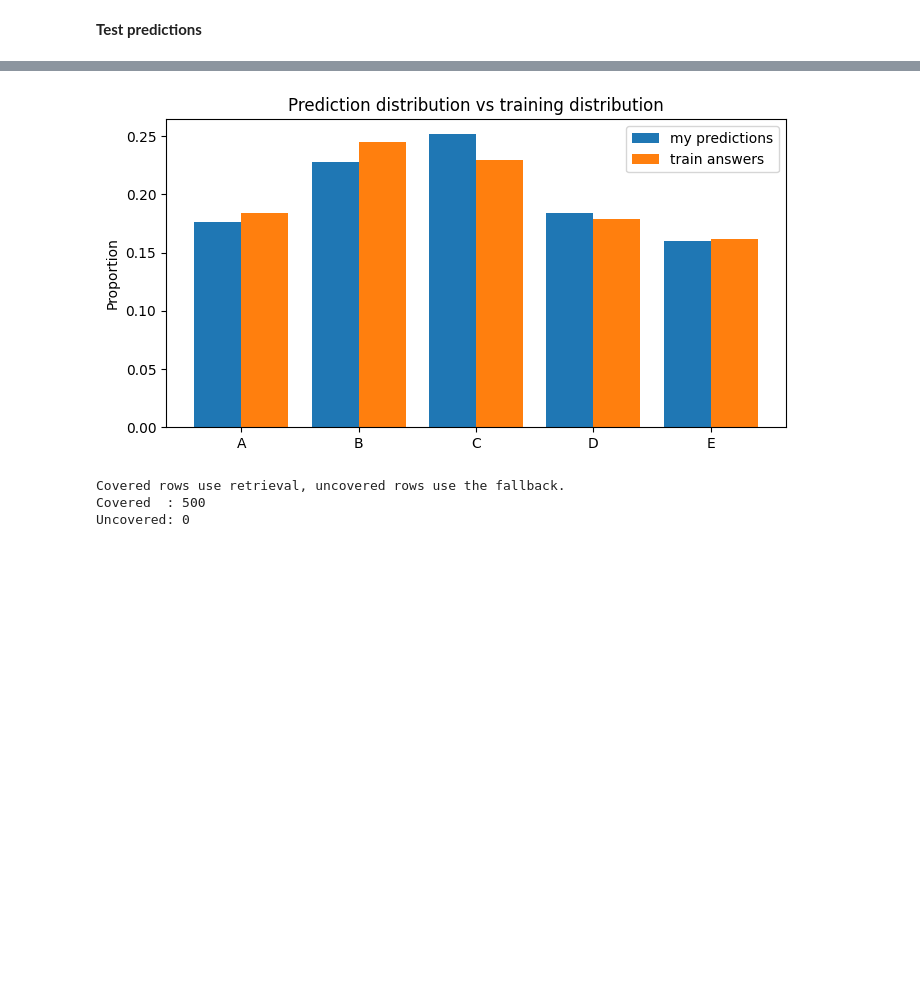
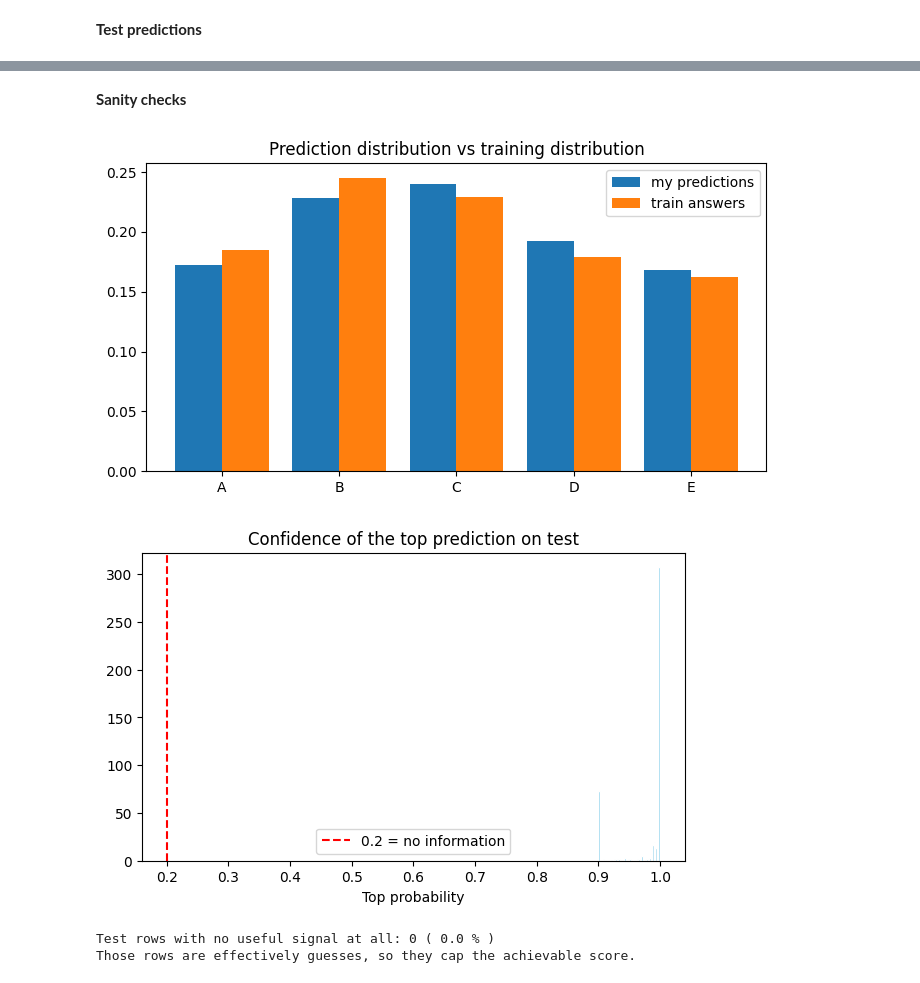
Before and after one commit to 22f1000828/DL-22f1000828-notebook-t22026, a Jupyter notebook: kaggle_notebook.ipynb, the cells around one changed output, grey strips where cells are left out. Saved outputs shown, nothing was run; the diff lists cells and outputs as text; code cells hidden in the pictures; blank space fills up the shorter version.

```diff
--- a/kaggle_notebook.ipynb
+++ b/kaggle_notebook.ipynb
@@ -681,23 +579,5 @@ CV coverage was              : 99.9 %
 # %%
-# fallback predictions for the test set
-if USE_NN_FALLBACK:
-    fallback_test = nn_test
-else:
-    w_mean = np.mean(fb_models, axis=0)
-    logits = F_te @ w_mean
-    logits = logits - logits.max(axis=1, keepdims=True)
-    p = np.exp(logits)
-    fallback_test = p / p.sum(axis=1, keepdims=True)
-
-if winner == 'hard':
-    final_probs = test_retr.copy()
-    final_probs[~test_cov] = fallback_test[~test_cov]
-elif winner == 'soft':
-    final_probs = best_a * test_retr + (1 - best_a) * fallback_test
-else:
-    final_probs = fallback_test.copy()
-    final_probs[test_cov] = (best_a_combo * test_retr[test_cov]
-                             + (1 - best_a_combo) * fallback_test[test_cov])
+final_probs = W_BI * test_bi + W_CE * test_ce + W_TFIDF * test_tfidf
 
 top3 = np.argsort(-final_probs, axis=1)[:, :3]
 predictions = [" ".join(LABELS[i] for i in row) for row in top3]
@@ -705,12 +585,10 @@ predictions = [" ".join(LABELS[i] for i in row) for row in top3]
 id_col = sample.columns[0]
 pred_col = sample.columns[1]
 submission = pd.DataFrame({id_col: test['id'].values, pred_col: predictions})
+submission.to_csv("submission.csv", index=False)
 
-submission.to_csv("submission.csv", index=False)
 print("submission.csv created, rows:", len(submission))
 print(submission.head())
-
-wandb.finish()
 # %% [output]
 submission.csv created, rows: 500
    ID Prediction
@@ -743,22 +600,34 @@ Find logs at: ./wandb/run-20260723_062735-gov6ctwm/logs
+# %% [markdown]
+**Sanity checks**
 # %%
 r1 = pd.Series([p.split()[0] for p in predictions]).value_counts().reindex(LABELS, fill_value=0)
 tr_dist = train['answer'].value_counts().reindex(LABELS, fill_value=0)
 
 x = np.arange(5)
 plt.figure(figsize=(8, 4))
 plt.bar(x - 0.2, r1.values / r1.sum(), width=0.4, label='my predictions')
 plt.bar(x + 0.2, tr_dist.values / tr_dist.sum(), width=0.4, label='train answers')
 plt.xticks(x, LABELS)
 plt.title("Prediction distribution vs training distribution")
-plt.ylabel("Proportion")
 plt.legend()
 plt.show()
 
-print("Covered rows use retrieval, uncovered rows use the fallback.")
-print("Covered  :", test_cov.sum())
-print("Uncovered:", (~test_cov).sum())
+# how confident is the model
+conf = final_probs.max(axis=1)
+plt.figure(figsize=(7, 4))
+plt.hist(conf, bins=40, color='skyblue', edgecolor='white')
+plt.axvline(0.2, color='red', linestyle='--', label='0.2 = no information')
+plt.title("Confidence of the top prediction on test")
+plt.xlabel("Top probability")
+plt.legend()
+plt.show()
+
+flat = (conf <= 0.21).sum()
+print("Test rows with no useful signal at all:", flat,
+      "(", round(flat / len(test) * 100, 1), "% )")
+print("Those rows are effectively guesses, so they cap the achievable score.")
 # %% [output]
-[figure, old version]
+[figure, new version]
+[figure, added]
-Covered rows use retrieval, uncovered rows use the fallback.
-Covered  : 500
-Uncovered: 0
+Test rows with no useful signal at all: 0 ( 0.0 % )
+Those rows are effectively guesses, so they cap the achievable score.
```
Also changed, not shown: parts of 51 cells of this notebook.
